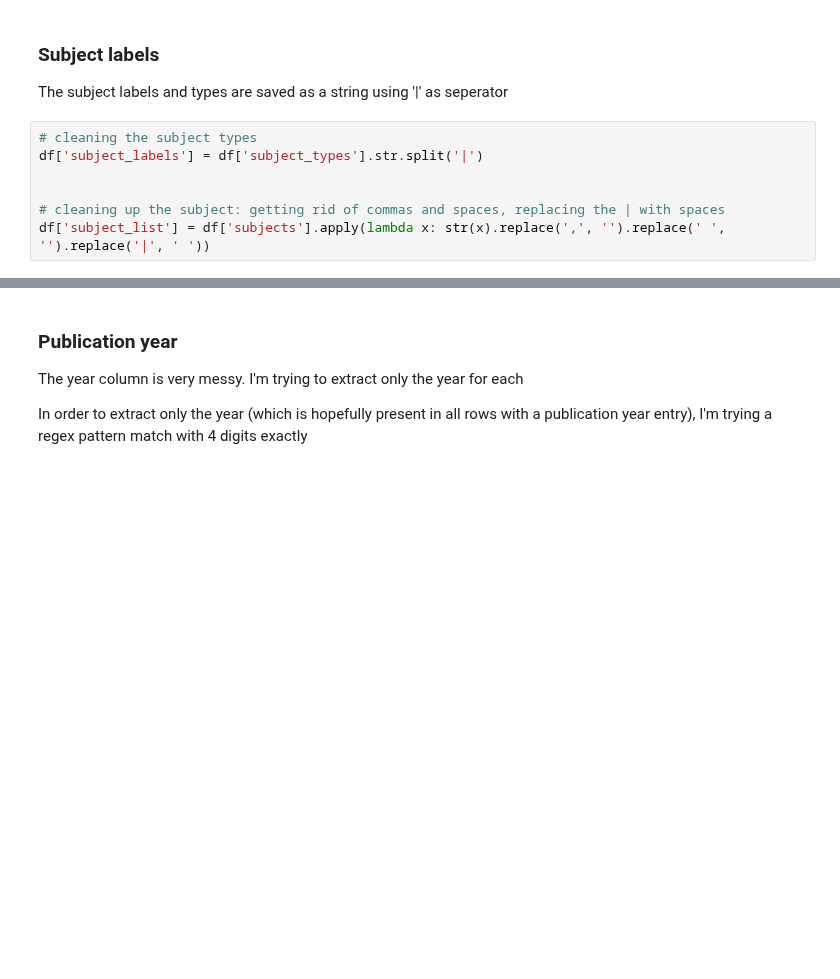
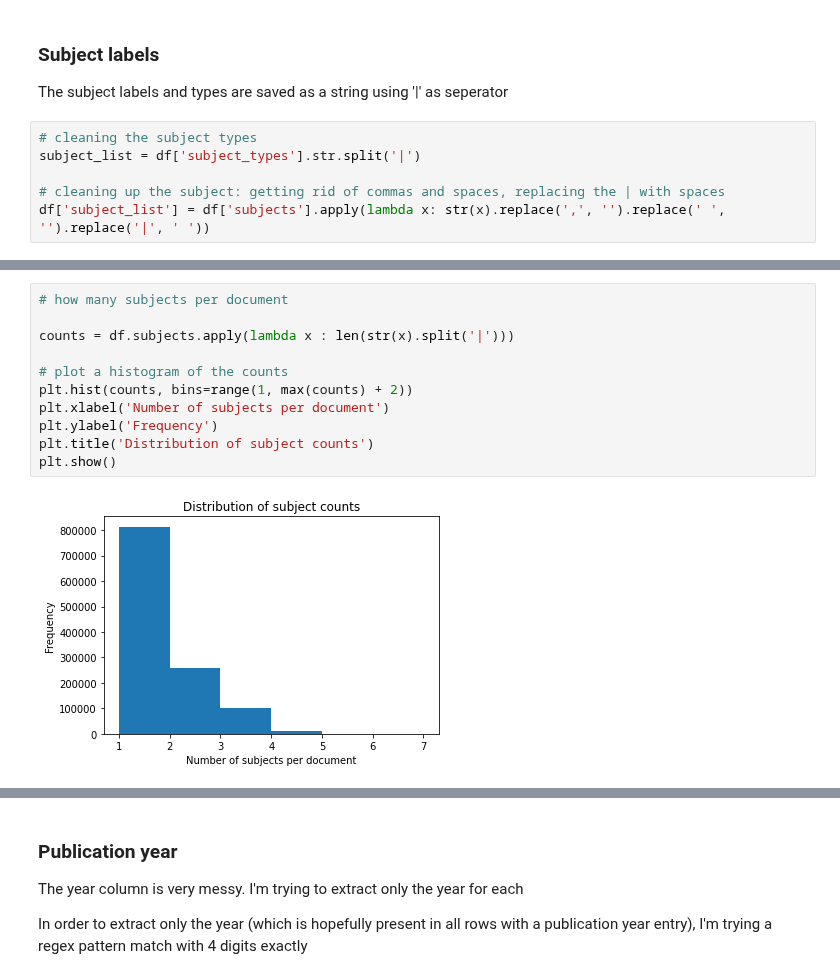
Before and after one commit to hanaCasey/BHVizData, a Jupyter notebook: exploration.ipynb, the cells around one changed output, grey strips where cells are left out. Drawn from its saved outputs; the diff is of its cells as text; blank space fills up the shorter version.

```diff
--- a/exploration.ipynb
+++ b/exploration.ipynb
@@ -35,8 +36,7 @@ df.head()
 The subject labels and types are saved as a string using '|' as seperator
 # %%
 # cleaning the subject types
-df['subject_labels'] = df['subject_types'].str.split('|')
-
+subject_list = df['subject_types'].str.split('|')
 
 # cleaning up the subject: getting rid of commas and spaces, replacing the | with spaces
 df['subject_list'] = df['subjects'].apply(lambda x: str(x).replace(',', '').replace(' ', '').replace('|', ' '))
@@ -42,0 +50,13 @@ df['subject_list'] = df['subjects'].apply(lambda x: str(x).replace(',', '').repl
+# %%
+# how many subjects per document
+
+counts = df.subjects.apply(lambda x : len(str(x).split('|')))
+
+# plot a histogram of the counts
+plt.hist(counts, bins=range(1, max(counts) + 2))
+plt.xlabel('Number of subjects per document')
+plt.ylabel('Frequency')
+plt.title('Distribution of subject counts')
+plt.show()
+# %% [output]
+[figure, added]
```
Also changed, not shown: parts of 18 cells of this notebook.
